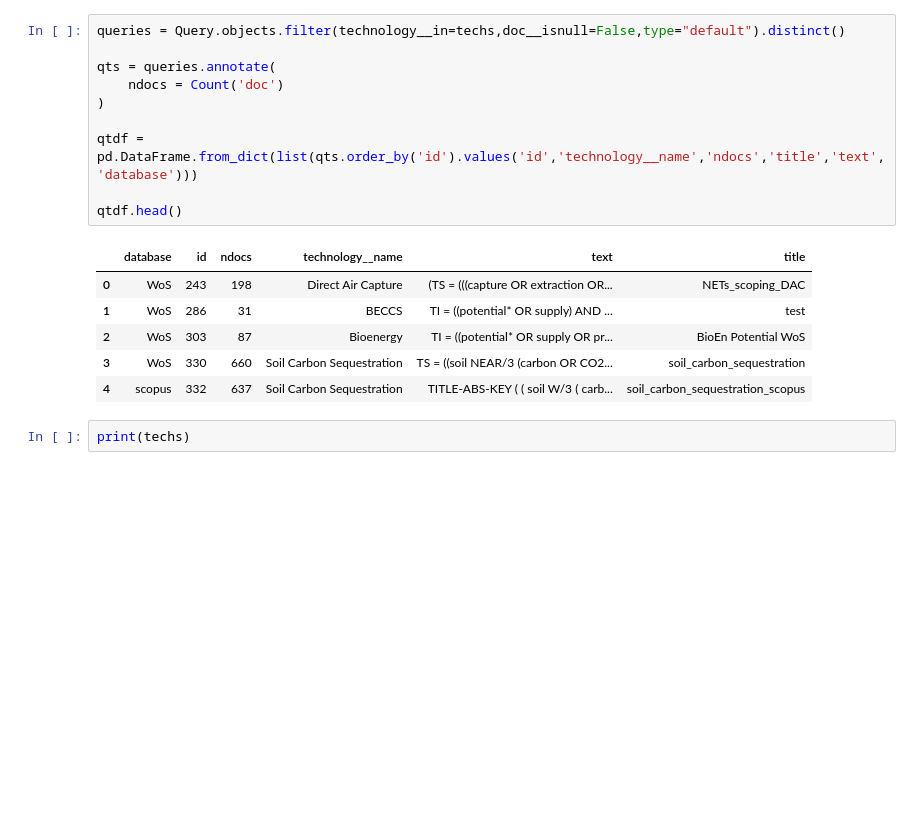
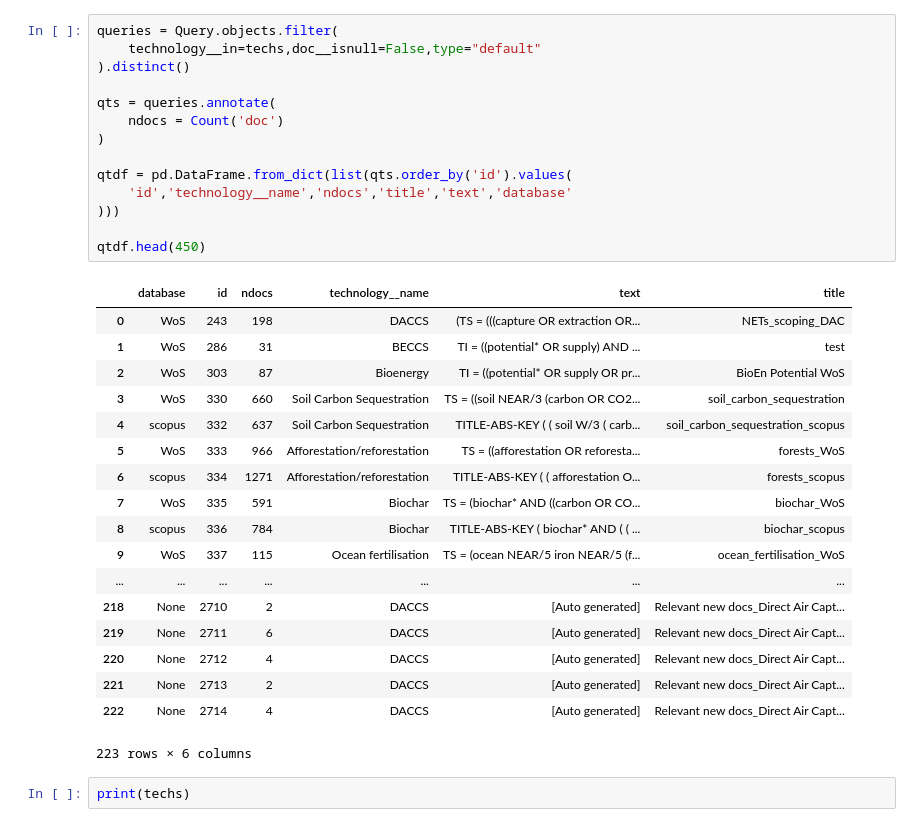
Before and after one commit to mcc-apsis/NETs-review, a Jupyter notebook: query-mgmt/literature_reviewed.ipynb, the cells around one changed output. Drawn from its saved outputs; the diff is of its cells as text; blank space fills up the shorter version.

```diff
--- a/query-mgmt/literature_reviewed.ipynb
+++ b/query-mgmt/literature_reviewed.ipynb
@@ -46,20 +48,36 @@ print(pdocs.distinct().count())#techs = Technology.objects.filter(project=p)
 # %%
-queries = Query.objects.filter(technology__in=techs,doc__isnull=False,type="default").distinct()
+queries = Query.objects.filter(
+    technology__in=techs,doc__isnull=False,type="default"
+).distinct()
 
 qts = queries.annotate(
     ndocs = Count('doc')
 )
 
-qtdf = pd.DataFrame.from_dict(list(qts.order_by('id').values('id','technology__name','ndocs','title','text','database')))
+qtdf = pd.DataFrame.from_dict(list(qts.order_by('id').values(
+    'id','technology__name','ndocs','title','text','database'
+)))
 
-qtdf.head()
+qtdf.head(450)
 # %% [output]
 |  | database | id | ndocs | technology__name | text | title |
-| 0 | WoS | 243 | 198 | Direct Air Capture | (TS = (((capture OR extraction OR... | NETs_scoping_DAC |
+| 0 | WoS | 243 | 198 | DACCS | (TS = (((capture OR extraction OR... | NETs_scoping_DAC |
 | 1 | WoS | 286 | 31 | BECCS | TI = ((potential* OR supply) AND ... | test |
 | 2 | WoS | 303 | 87 | Bioenergy | TI = ((potential* OR supply OR pr... | BioEn Potential WoS |
 | 3 | WoS | 330 | 660 | Soil Carbon Sequestration | TS = ((soil NEAR/3 (carbon OR CO2... | soil_carbon_sequestration |
 | 4 | scopus | 332 | 637 | Soil Carbon Sequestration | TITLE-ABS-KEY ( ( soil W/3 ( carb... | soil_carbon_sequestration_scopus |
+| 5 | WoS | 333 | 966 | Afforestation/reforestation | TS = ((afforestation OR reforesta... | forests_WoS |
+| 6 | scopus | 334 | 1271 | Afforestation/reforestation | TITLE-ABS-KEY ( ( afforestation O... | forests_scopus |
+| 7 | WoS | 335 | 591 | Biochar | TS = (biochar* AND ((carbon OR CO... | biochar_WoS |
+| 8 | scopus | 336 | 784 | Biochar | TITLE-ABS-KEY ( biochar* AND ( ( ... | biochar_scopus |
+| 9 | WoS | 337 | 115 | Ocean fertilisation | TS = (ocean NEAR/5 iron NEAR/5 (f... | ocean_fertilisation_WoS |
+| ... | ... | ... | ... | ... | ... | ... |
+| 218 | None | 2710 | 2 | DACCS | [Auto generated] | Relevant new docs_Direct Air Capt... |
+| 219 | None | 2711 | 6 | DACCS | [Auto generated] | Relevant new docs_Direct Air Capt... |
+| 220 | None | 2712 | 4 | DACCS | [Auto generated] | Relevant new docs_Direct Air Capt... |
+| 221 | None | 2713 | 2 | DACCS | [Auto generated] | Relevant new docs_Direct Air Capt... |
+| 222 | None | 2714 | 4 | DACCS | [Auto generated] | Relevant new docs_Direct Air Capt... |
+223 rows × 6 columns
 # %%
 print(techs)
 # %% [output]
```
Also changed, not shown: parts of 7 cells of this notebook, 4 other files.
